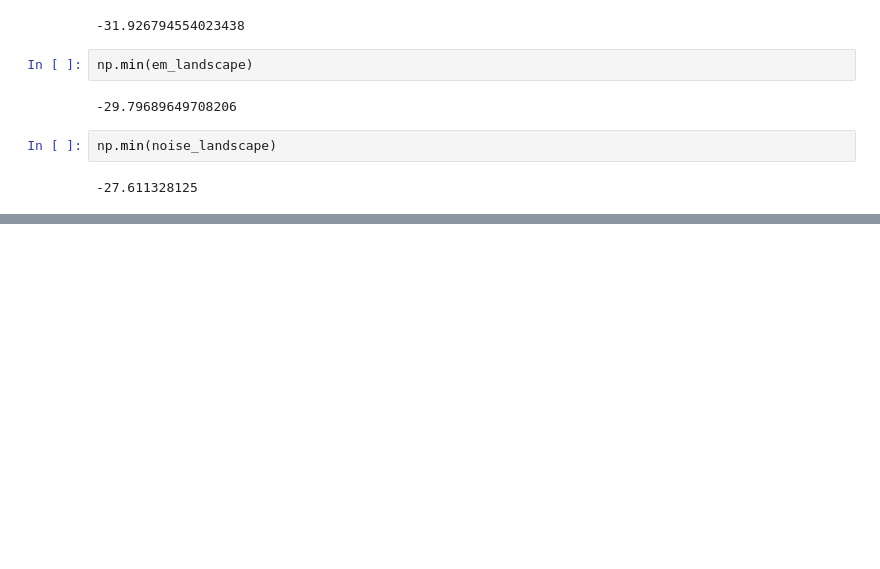
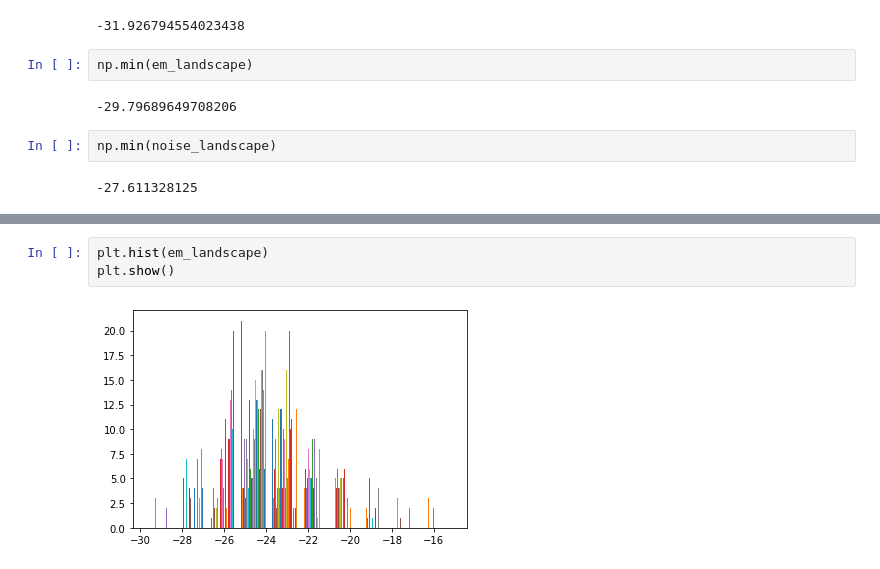
Before and after one commit to lasys/hm_master_thesis, a Jupyter notebook: ibm/landscape_comparison/qc/landscape_comparison_qc_butterfly_weights.ipynb, the cells around one changed output, grey strips where cells are left out. Drawn from its saved outputs; the diff is of its cells as text; blank space fills up the shorter version.

```diff
--- a/ibm/landscape_comparison/qc/landscape_comparison_qc_butterfly_weights.ipynb
+++ b/ibm/landscape_comparison/qc/landscape_comparison_qc_butterfly_weights.ipynb
@@ -203,0 +213,5 @@ np.min(noise_landscape)
+# %%
+plt.hist(em_landscape)
+plt.show()
+# %% [output]
+[figure, added]
```
Also changed, not shown: parts of 16 cells of this notebook, 2 other files.
